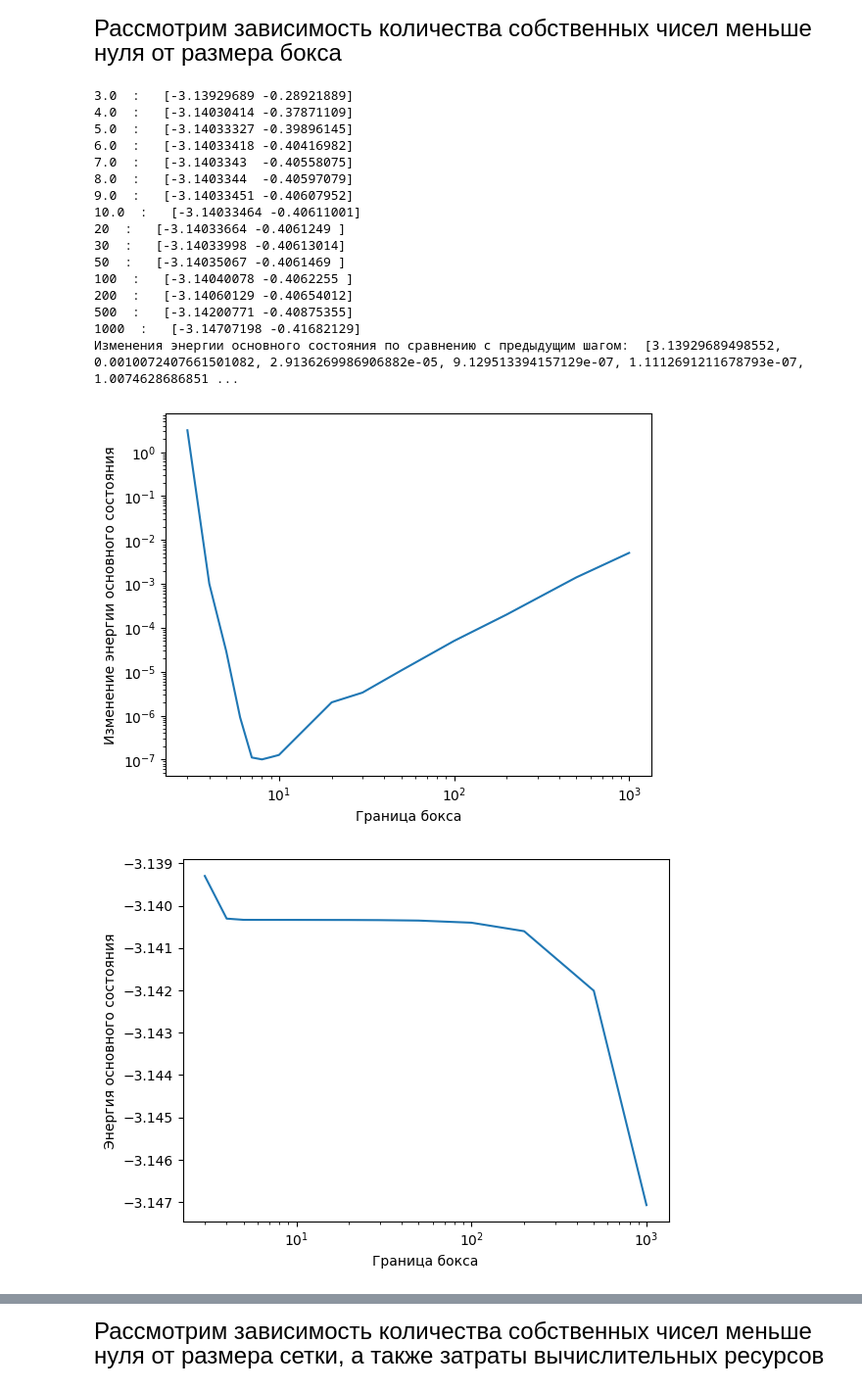
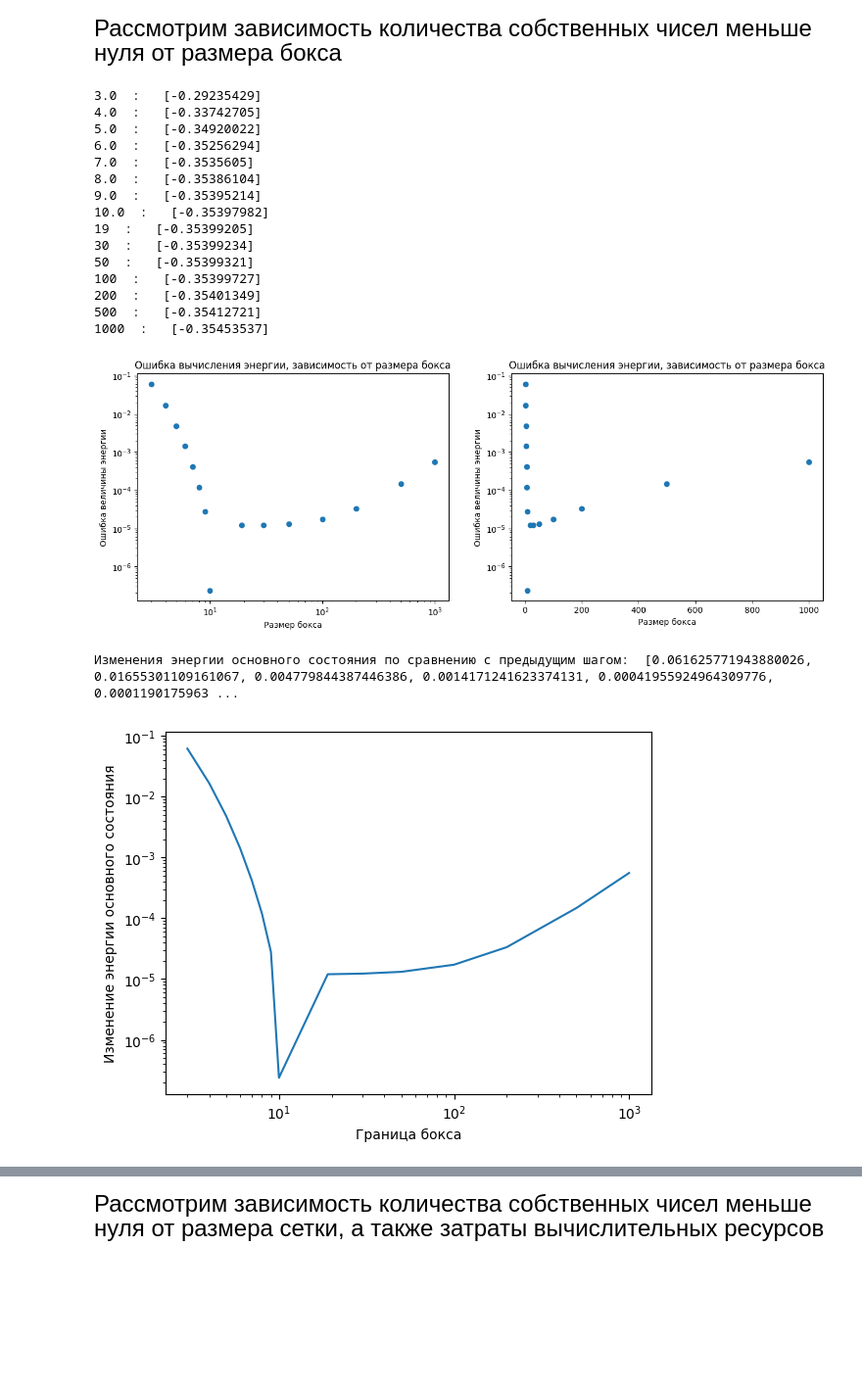
Before and after one commit to NeuTron1943/SpectralTasks, a Jupyter notebook: Task_1/task1_main.ipynb, the cells around one changed output, grey strips where cells are left out. Shown at 98% size. Cells and saved outputs as stored; diff of their text form; code cells hidden in the pictures; blank space fills up the shorter version.

```diff
--- a/Task_1/task1_main.ipynb
+++ b/Task_1/task1_main.ipynb
@@ -50,20 +39,0 @@ print(N)
-# %%
-(testD, testSD) = makeDiffMatrix(numberOfPoints, boxBorder, V_0)
-# print(testD)
-# print(testSD)
-
-w, v = eigh_tridiagonal(testD, testSD)
-
-# print(w)
-# print(v, end="--------------------------------------------\n")
-
-xs=np.linspace(-boxBorder, boxBorder, numberOfPoints)
-
-# plt.plot(xs, getPotentialValue(xs, V_0), label="Potential")
-for i in range(5):
-    # print(v[:,i])
-    plt.plot(xs, v[:,i], label=("wave function #" + str(i)))
-
-
-plt.legend()
-plt.show()
@@ -111,58 +81,74 @@ plt.show()
 <font size="5">Рассмотрим зависимость количества собственных чисел меньше нуля от размера бокса </font>
 # %%
 numberOfPoints = 10000
-boxBorders = [ 3.0, 4.0, 5.0, 6.0, 7.0, 8.0, 9.0, 10.0, 20, 30, 50, 100, 200, 500, 1000]
+boxBorders = [ 3.0, 4.0, 5.0, 6.0, 7.0, 8.0, 9.0, 10.0, 19, 30, 50, 100, 200, 500, 1000]
 # potentials = [0.5, 1.0, 1.5, 2.0, 3.0, 4.0, 5.0, 6.0, 7.0, 8.0, 9.0, 10.0]
-potential = 5.0
+potential = 1.0
 nStatStates = []
 gsEnergies = []
 errDecreases = []
 
 prevEnergy = 0.0
 for boxBorder in boxBorders:
     (diag, subdiag) = makeDiffMatrix(numberOfPoints, boxBorder, potential)
     w, v = eigh_tridiagonal(diag, subdiag, select='v', select_range=(-100, 0))
     print(boxBorder, " :  ", w[:5])
     # statState = (w < 0).sum()
     nStatStates.append(len(w))
     if len(w) > 0:
         gsEnergies.append(w[0])
     else:
         gsEnergies.append(0)
-    errDecreases.append(abs(w[0] - prevEnergy))
+    # errDecreases.append(abs(w[0] - prevEnergy))
+    errDecreases.append(abs(w[0] - (-0.35398006)))
     prevEnergy = w[0]
     # plt.plot(xs, getPotentialValue(xs, V_0))
+
+fig, axes = plt.subplots(ncols=2, nrows=1, figsize=(15, 5))
+axes[0].scatter(boxBorders, errDecreases)
+axes[0].set_xlabel("Размер бокса")
+axes[0].set_ylabel("Ошибка величины энергии")
+axes[0].set_xscale('log')
+axes[0].set_yscale('log')
+axes[0].set_title("Ошибка вычисления энергии, зависимость от размера бокса")
+axes[1].scatter(boxBorders, errDecreases)
+axes[1].set_xlabel("Размер бокса")
+axes[1].set_ylabel("Ошибка величины энергии")
+axes[1].set_yscale('log')
+axes[1].set_title("Ошибка вычисления энергии, зависимость от размера бокса")
+plt.savefig(("Error_box_size.png"), dpi=300, bbox_inches='tight')
+plt.show()
 
 print("Изменения энергии основного состояния по сравнению с предыдущим шагом: ", end=' ')
 print(errDecreases)
 plt.plot(boxBorders, errDecreases)
 plt.yscale('log')
 plt.xscale('log')
 plt.xlabel("Граница бокса")
 plt.ylabel("Изменение энергии основного состояния")
 plt.show()
 
 plt.plot(boxBorders, gsEnergies)
 plt.xscale('log')
 plt.xlabel("Граница бокса")
 plt.ylabel("Энергия основного состояния")
 plt.show()
 # %% [output]
-3.0  :   [-3.13929689 -0.28921889]
-4.0  :   [-3.14030414 -0.37871109]
-5.0  :   [-3.14033327 -0.39896145]
-6.0  :   [-3.14033418 -0.40416982]
-7.0  :   [-3.1403343  -0.40558075]
-8.0  :   [-3.1403344  -0.40597079]
-9.0  :   [-3.14033451 -0.40607952]
-10.0  :   [-3.14033464 -0.40611001]
-20  :   [-3.14033664 -0.4061249 ]
-30  :   [-3.14033998 -0.40613014]
-50  :   [-3.14035067 -0.4061469 ]
-100  :   [-3.14040078 -0.4062255 ]
-200  :   [-3.14060129 -0.40654012]
-500  :   [-3.14200771 -0.40875355]
-1000  :   [-3.14707198 -0.41682129]
-Изменения энергии основного состояния по сравнению с предыдущим шагом:  [3.13929689498552, 0.0010072407661501082, 2.9136269986906882e-05, 9.129513394157129e-07, 1.1112691211678793e-07, 1.0074628686851 ...
+3.0  :   [-0.29235429]
+4.0  :   [-0.33742705]
+5.0  :   [-0.34920022]
+6.0  :   [-0.35256294]
+7.0  :   [-0.3535605]
+8.0  :   [-0.35386104]
+9.0  :   [-0.35395214]
+10.0  :   [-0.35397982]
+19  :   [-0.35399205]
+30  :   [-0.35399234]
+50  :   [-0.35399321]
+100  :   [-0.35399727]
+200  :   [-0.35401349]
+500  :   [-0.35412721]
+1000  :   [-0.35453537]
-[figure, old version]
+[figure, new version]
+Изменения энергии основного состояния по сравнению с предыдущим шагом:  [0.061625771943880026, 0.01655301109161067, 0.004779844387446386, 0.0014171241623374131, 0.00041955924964309776, 0.0001190175963 ...
-[figure, old version]
+[figure, new version]
```
Also changed, not shown: parts of 5 cells of this notebook, 28 other files.
